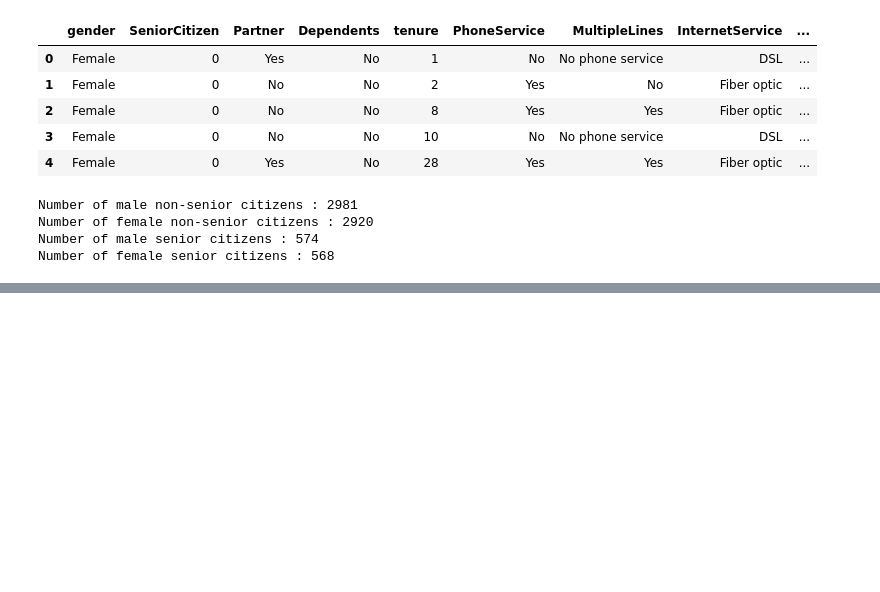
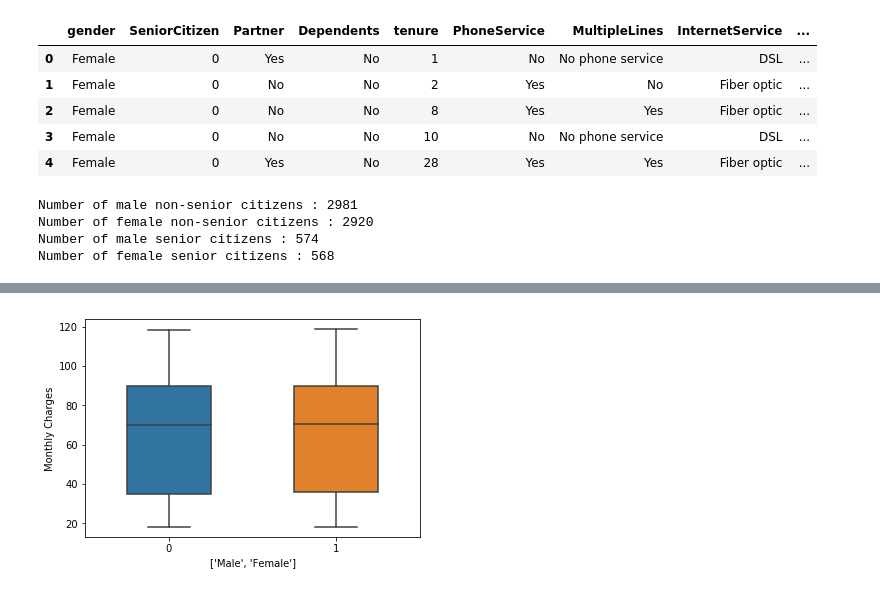
Before and after one commit to adityaprabhat01/eda-taskphase-aditya, a Jupyter notebook: telco_churn.ipynb, the cells around one changed output, grey strips where cells are left out. Cells and saved outputs as stored; diff of their text form; code cells hidden in the pictures; blank space fills up the shorter version.

```diff
--- a/telco_churn.ipynb
+++ b/telco_churn.ipynb
@@ -67,0 +99,9 @@ plt.show()
+# %%
+df_male_monthlyCharges = df_male[['MonthlyCharges']]
+df_female_monthlyCharges = df_female[['MonthlyCharges']]
+# %%
+sns.boxplot(data = [df_male_monthlyCharges,df_female_monthlyCharges],width = 0.5).set(xlabel = gender, ylabel = 'Monthly Charges')
+plt.show()
+#0 - male, 1 - female
+# %% [output]
+[figure, added]
```
Also changed, not shown: parts of 7 cells of this notebook.
